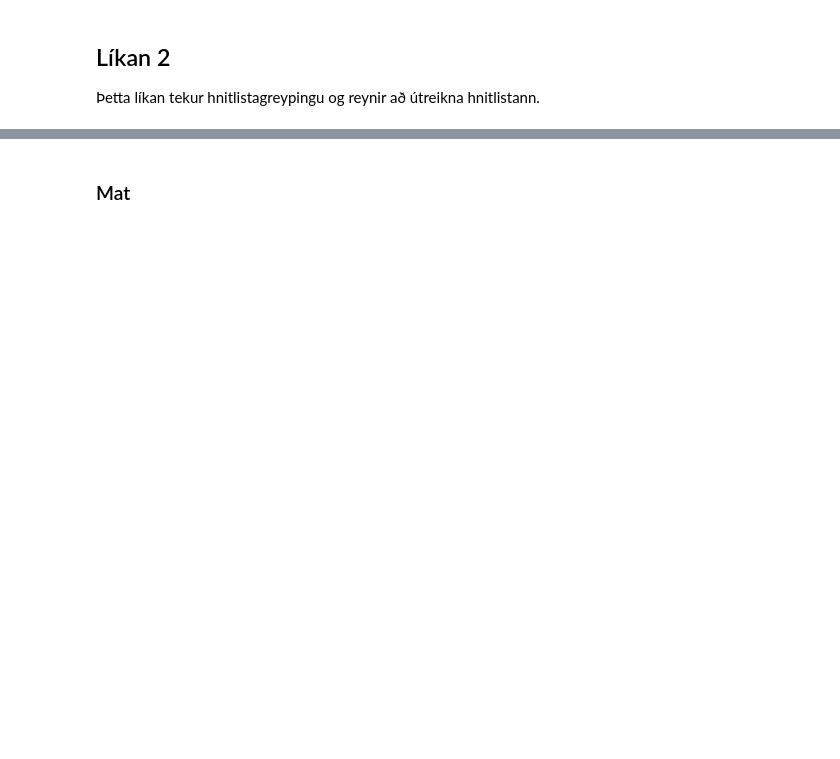
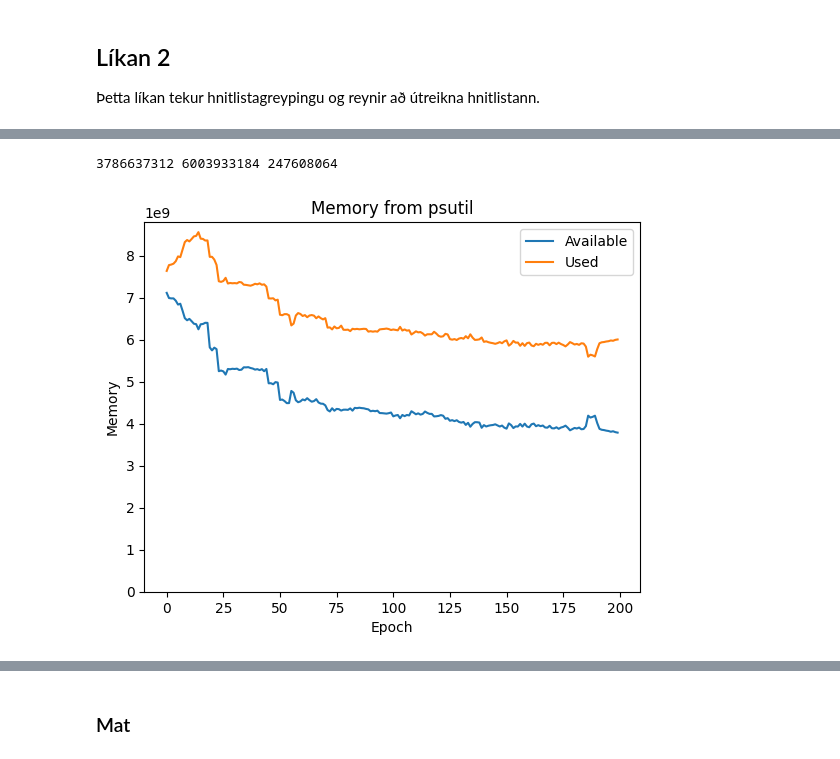
Before and after one commit to nholmesking/envalys-nathan, a Jupyter notebook: Nathan HK vegir.ipynb, the cells around one changed output, grey strips where cells are left out. Drawn from its saved outputs; the diff is of its cells as text; code cells hidden in the pictures; blank space fills up the shorter version.

```diff
--- a/Nathan HK vegir.ipynb
+++ b/Nathan HK vegir.ipynb
@@ -665,0 +701,15 @@ RuntimeError: MPS backend out of memory (MPS allocated: 9.13 GB, other allocatio
+# %%
+print(minni_a[-1], minni_u[-1], minni_m[-1])
+# %% [output]
+3786637312 6003933184 247608064
+# %%
+plt.plot(minni_a, label='Available')
+plt.plot(minni_u, label='Used')
+plt.title('Memory from psutil')
+plt.xlabel('Epoch')
+plt.ylabel('Memory')
+plt.ylim(bottom=0)
+plt.legend()
+plt.show()
+# %% [output]
+[figure, added]
```
Also changed, not shown: parts of 18 cells of this notebook.
